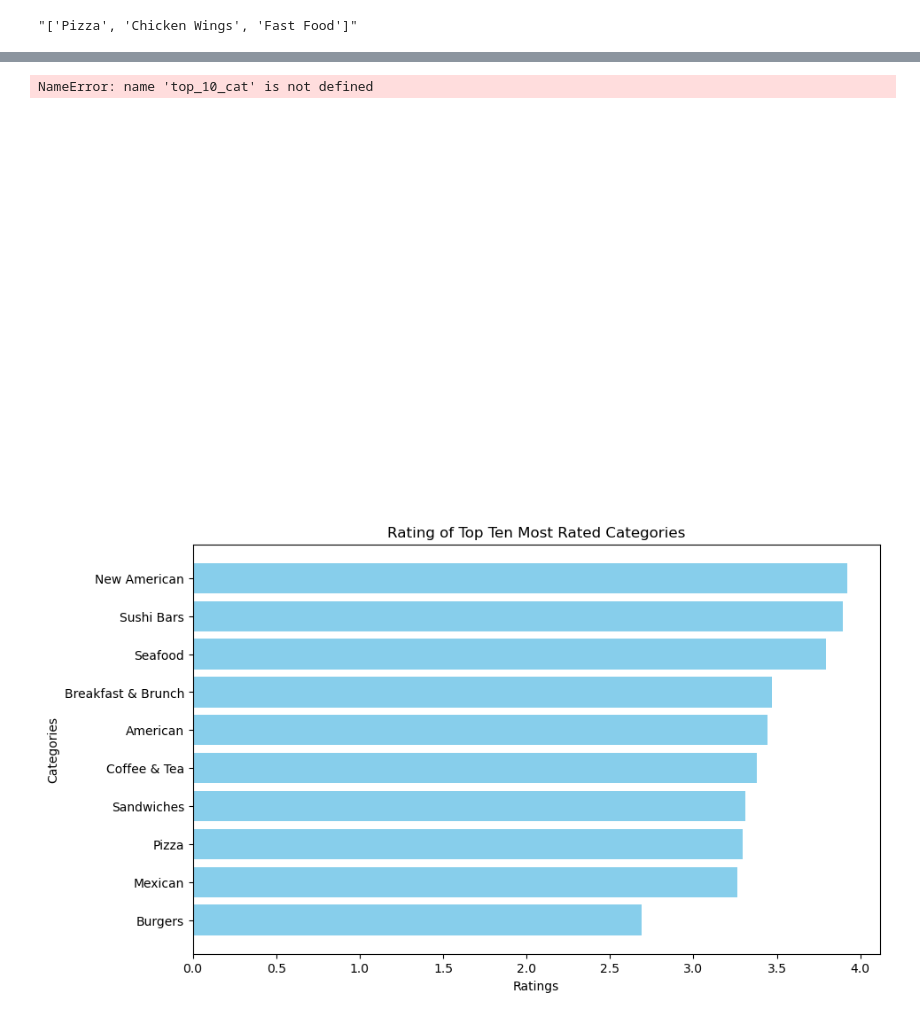
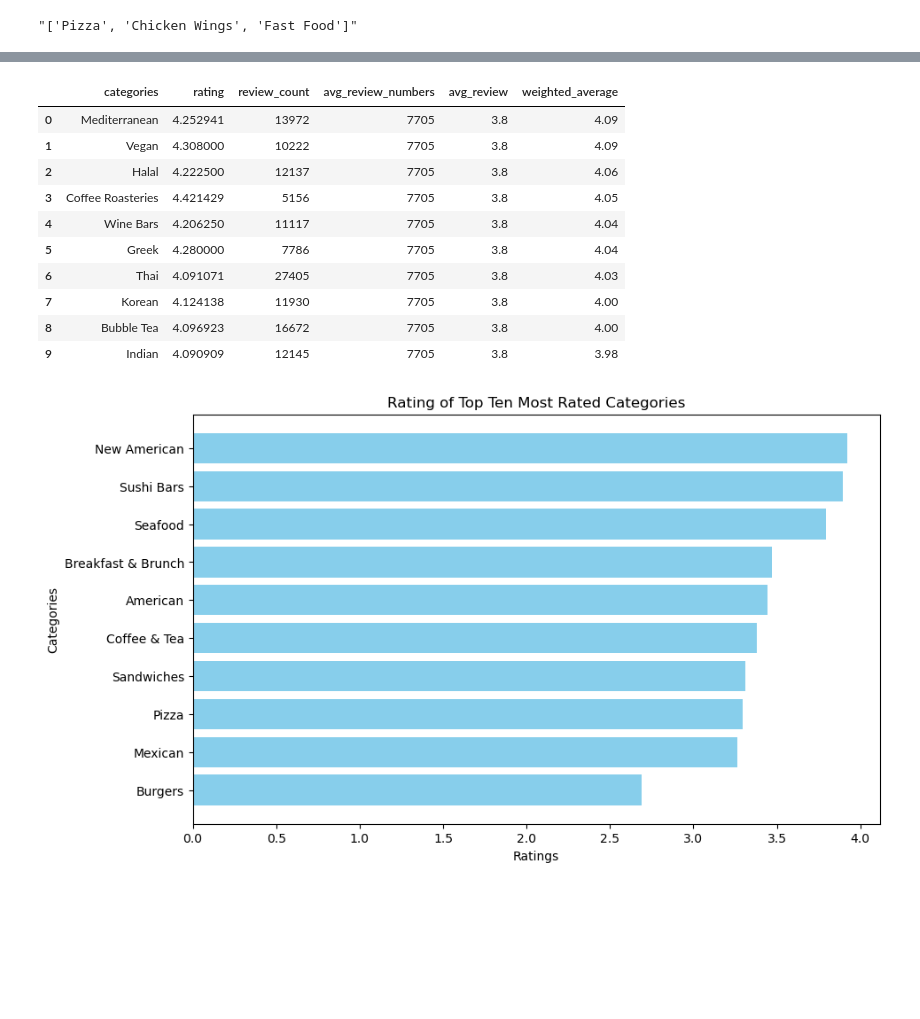
Before and after one commit to AlanPhan1999/207Final, a Jupyter notebook: Final.ipynb, the cells around one changed output, grey strips where cells are left out. Saved outputs shown, nothing was run; the diff lists cells and outputs as text; code cells hidden in the pictures; blank space fills up the shorter version.

```diff
--- a/Final.ipynb
+++ b/Final.ipynb
@@ -222,3 +220,10 @@ cat_split = check.explode('categories')
+# %%
+import ast
+import matplotlib.pyplot as plt
+def convert_to_list(string_list):
+    return ast.literal_eval(string_list)
+check['categories'] = check['categories'].apply(convert_to_list)
+cat_split = check.explode('categories')
 # %%
 row['categories']
 # %% [output]
@@ -253,16 +258,23 @@ NameError: name 'cat_split' is not defined
+# %%
+top_10_cat
+# %% [output]
+|  | categories | rating | review_count | avg_review_numbers | avg_review | weighted_average |
+| 0 | Mediterranean | 4.252941 | 13972 | 7705 | 3.8 | 4.09 |
+| 1 | Vegan | 4.308000 | 10222 | 7705 | 3.8 | 4.09 |
+| 2 | Halal | 4.222500 | 12137 | 7705 | 3.8 | 4.06 |
+| 3 | Coffee Roasteries | 4.421429 | 5156 | 7705 | 3.8 | 4.05 |
+| 4 | Wine Bars | 4.206250 | 11117 | 7705 | 3.8 | 4.04 |
+| 5 | Greek | 4.280000 | 7786 | 7705 | 3.8 | 4.04 |
+| 6 | Thai | 4.091071 | 27405 | 7705 | 3.8 | 4.03 |
+| 7 | Korean | 4.124138 | 11930 | 7705 | 3.8 | 4.00 |
+| 8 | Bubble Tea | 4.096923 | 16672 | 7705 | 3.8 | 4.00 |
+| 9 | Indian | 4.090909 | 12145 | 7705 | 3.8 | 3.98 |
 # %%
 from pandas.plotting import table
 import matplotlib.pyplot as plt
-ax = plt.subplot(111, frame_on=False) # no visible frame
-ax.xaxis.set_visible(False)  # hide the x axis
-ax.yaxis.set_visible(False)  # hide the y axis
-
-table(ax, top_10_cat)  # where df is your data frame
-
-plt.savefig('mytable.png')
+import dataframe_image as dfi
+ # where df is your data frame
+dfi.export(top_10_cat[['categories', 'weighted_average']], "Images/mytable.png", table_conversion='matplotlib')
-# %% [output]
-NameError: name 'top_10_cat' is not defined
-[figure, removed]
 # %%
 agg = {
     'rating': lambda x : x.mean(),
```
Also changed, not shown: parts of 4 cells of this notebook, 4 other files.
